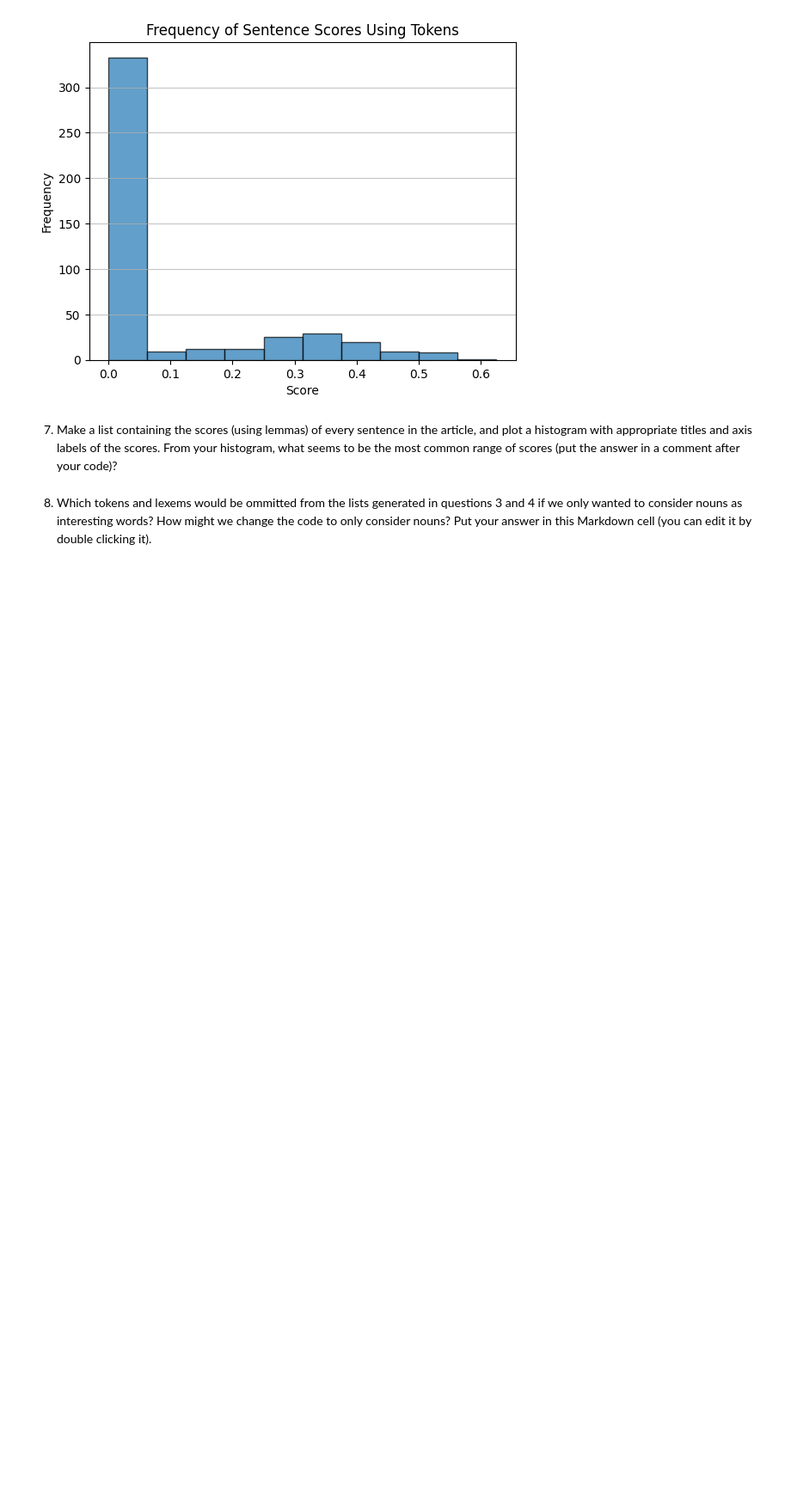
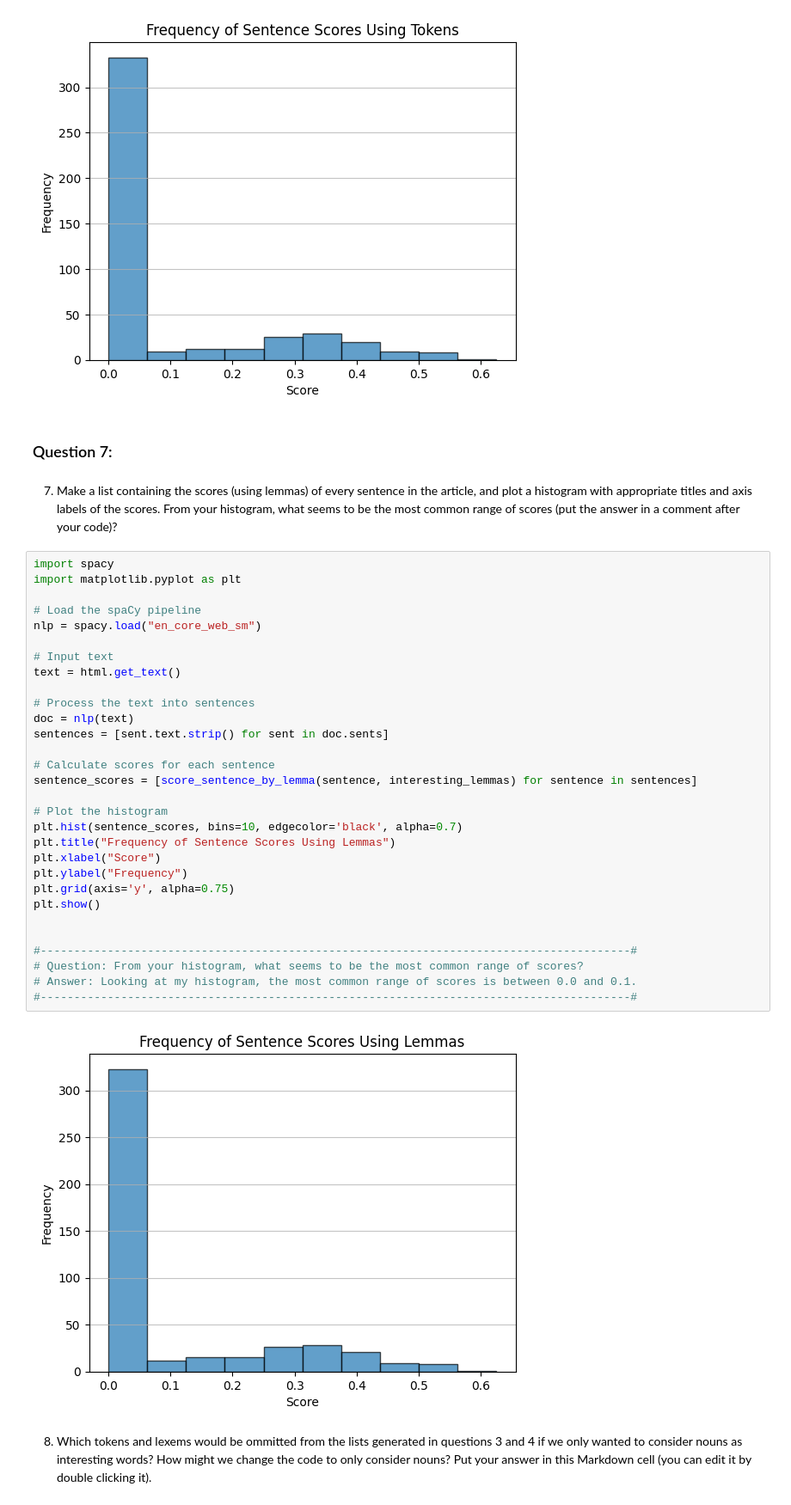
Before and after one commit to jrandl/web-scraping, a Jupyter notebook: web-scraping.ipynb, the cells around one changed output. Shown at 86% size. Cells and saved outputs as stored; diff of their text form; blank space fills up the shorter version.

Commit message:
completed question 7

```diff
--- a/web-scraping.ipynb
+++ b/web-scraping.ipynb
@@ -296,7 +296,41 @@ plt.show()
 #----------------------------------------------------------------------------------------#
 # %% [output]
 [figure]
+# %% [markdown]
+### Question 7:
 # %% [markdown]
 7. Make a list containing the scores (using lemmas) of every sentence in the article, and plot a histogram with appropriate titles and axis labels of the scores.  From your histogram, what seems to be the most common range of scores (put the answer in a comment after your code)?
+# %%
+import spacy
+import matplotlib.pyplot as plt
+
+# Load the spaCy pipeline
+nlp = spacy.load("en_core_web_sm")
+
+# Input text
+text = html.get_text()
+
+# Process the text into sentences
+doc = nlp(text)
+sentences = [sent.text.strip() for sent in doc.sents]
+
+# Calculate scores for each sentence
+sentence_scores = [score_sentence_by_lemma(sentence, interesting_lemmas) for sentence in sentences]
+
+# Plot the histogram
+plt.hist(sentence_scores, bins=10, edgecolor='black', alpha=0.7)
+plt.title("Frequency of Sentence Scores Using Lemmas")
+plt.xlabel("Score")
+plt.ylabel("Frequency")
+plt.grid(axis='y', alpha=0.75)
+plt.show()
+
+
+#----------------------------------------------------------------------------------------#
+# Question: From your histogram, what seems to be the most common range of scores?
+# Answer: Looking at my histogram, the most common range of scores is between 0.0 and 0.1.
+#----------------------------------------------------------------------------------------#
+# %% [output]
+[figure, added]
 # %% [markdown]
 8. Which tokens and lexems would be ommitted from the lists generated in questions 3 and 4 if we only wanted to consider nouns as interesting words?  How might we change the code to only consider nouns? Put your answer in this Markdown cell (you can edit it by double clicking it).
```
Also changed, not shown: 1 other file.
